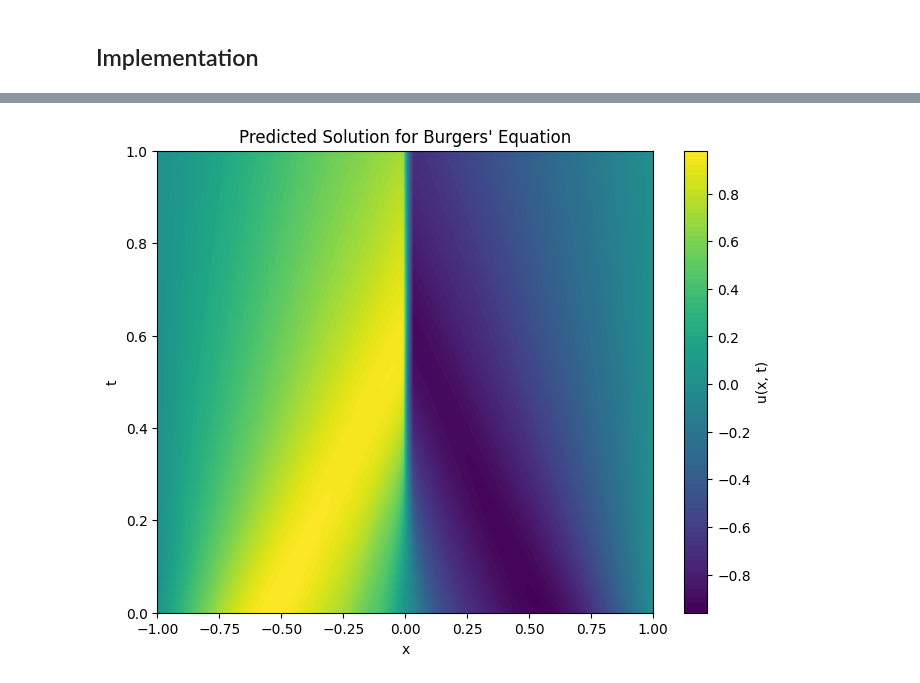
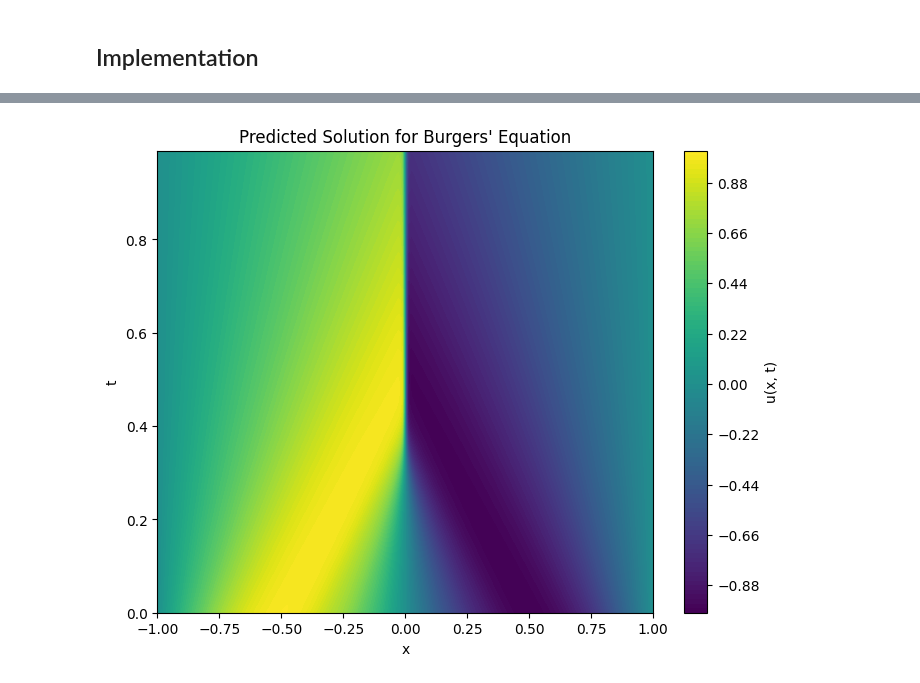
Before and after one commit to aderdouri/PINNs, a Jupyter notebook: Tutorials/burgers_equation.ipynb, the cells around one changed output, grey strips where cells are left out. Drawn from its saved outputs; the diff is of its cells as text; code cells hidden in the pictures.

```diff
--- a/Tutorials/burgers_equation.ipynb
+++ b/Tutorials/burgers_equation.ipynb
@@ -83,8 +116,8 @@ def compute_loss(model, x_interior, t_interior, x_boundary, t_boundary, x_initia
     return pde_loss + bc_loss + ic_loss
 
 # Step 4: Training the model
-def train_pinn(model, x_interior, t_interior, x_boundary, t_boundary, x_initial, t_initial,
-               u_initial, nu, adam_epochs=1000, lbfgs_epochs=500):
+def train_pinn(model, x_interior, t_interior, x_boundary, t_boundary, x_initial, t_initial, u_initial,
+               nu, adam_epochs=1000, lbfgs_epochs=500):
     """Train the PINN model using Adam and LBFGS optimizers."""
     # Adam optimizer for initial training
     optimizer_adam = torch.optim.Adam(model.parameters(), lr=0.001)
@@ -111,12 +144,13 @@ def train_pinn(model, x_interior, t_interior, x_boundary, t_boundary, x_initial,
 # Step 5: Generate training data
 # Domain: x ∈ [-1, 1], t ∈ [0, 1]
 nu = 0.01 / np.pi  # Viscosity
-x = torch.linspace(-1, 1, 100).view(-1, 1)
-t = torch.linspace(0, 1, 100).view(-1, 1)
+#x = torch.linspace(-1, 1, 256).view(-1, 1)
+#t = torch.linspace(0, 1, 100).view(-1, 1)
 
-# Interior points
-x_interior = x.repeat(100, 1)
-t_interior = t.repeat_interleave(100, dim=0)
+# Create mesh grid for interior points
+x_grid, t_grid = torch.meshgrid(x.squeeze(), t.squeeze(), indexing='ij')
+x_interior = x_grid.flatten().view(-1, 1)
+t_interior = t_grid.flatten().view(-1, 1)
 
 # Boundary points
 x_boundary = [torch.full_like(t, -1), torch.full_like(t, 1)]
@@ -126,7 +160,3 @@ t_boundary = t
 x_initial = x
 t_initial = torch.zeros_like(x)
 u_initial = -torch.sin(np.pi * x)
-
-# Step 6: Initialize and train the PINN
-model = PINN()
-train_pinn(model, x_interior, t_interior, x_boundary, t_boundary, x_initial, t_initial, u_initial, nu)
@@ -144,0 +163,5 @@ Starting LBFGS optimization...
+# %%
+# Step 6: Initialize and train the PINN
+model = PINN()
+train_pinn(model, x_interior, t_interior, x_boundary, t_boundary, x_initial, t_initial, u_initial, nu,
+           adam_epochs=10000, lbfgs_epochs=5000)
@@ -145,26 +186,26 @@ Starting LBFGS optimization...
 # %%
-# Step 7: Prediction and Visualization
+# Step 7: Visualize the results (optional)
 # Create a grid for prediction
-x_pred = torch.linspace(-1, 1, 100).view(-1, 1)
-t_pred = torch.linspace(0, 1, 100).view(-1, 1)
-x_grid, t_grid = torch.meshgrid(x_pred.squeeze(), t_pred.squeeze(), indexing='ij')
-x_flat = x_grid.flatten().view(-1, 1)
-t_flat = t_grid.flatten().view(-1, 1)
+x_pred = x
+t_pred = t
+x_grid_pred, t_grid_pred = torch.meshgrid(x_pred.squeeze(), t_pred.squeeze(), indexing='ij')
+x_flat = x_grid_pred.flatten().view(-1, 1)
+t_flat = t_grid_pred.flatten().view(-1, 1)
 
 # Predict using the trained model
 u_pred = model(torch.cat((x_flat, t_flat), dim=1)).detach().numpy()
-u_pred = u_pred.reshape(100, 100)
+u_pred = u_pred.reshape(256, 100)
 
 # Plot the solution
 plt.figure(figsize=(8, 6))
-plt.contourf(x_grid.numpy(), t_grid.numpy(), u_pred, levels=100, cmap='viridis')
+plt.contourf(x_grid_pred.numpy(), t_grid_pred.numpy(), u_pred, levels=100, cmap='viridis')
 plt.colorbar(label='u(x, t)')
 plt.xlabel('x')
 plt.ylabel('t')
 plt.title('Predicted Solution for Burgers\' Equation')
 plt.show()
 # %% [output]
-[figure, old version]
+[figure, new version]
 # %%
 plt.plot(u_pred[:,0])
 # %% [output]
```
Also changed, not shown: parts of 10 cells of this notebook.
